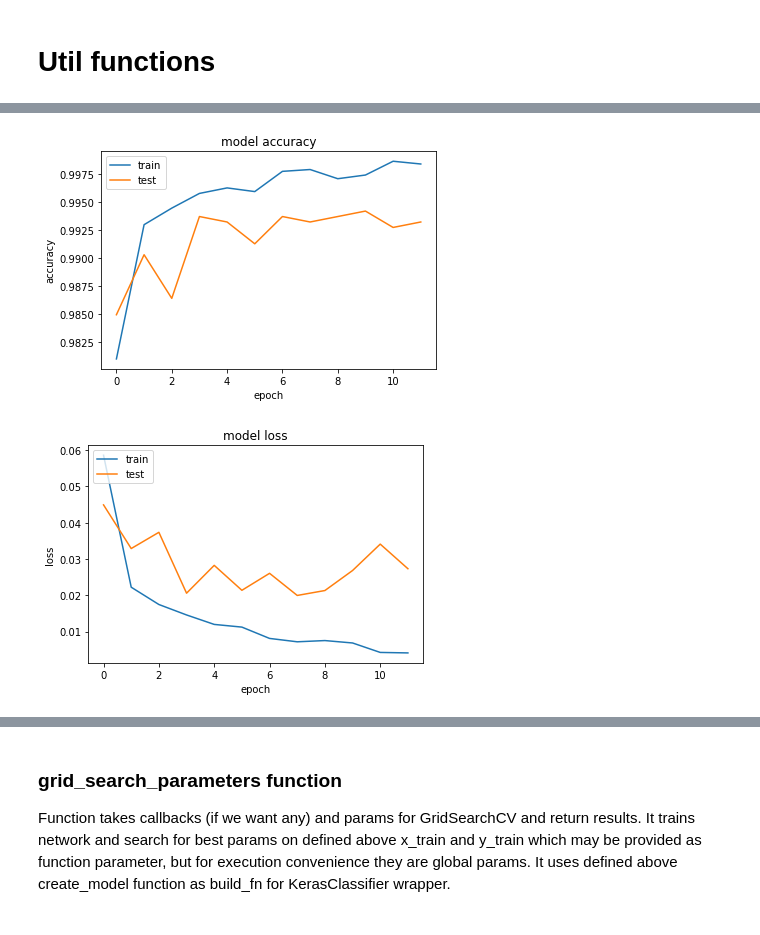
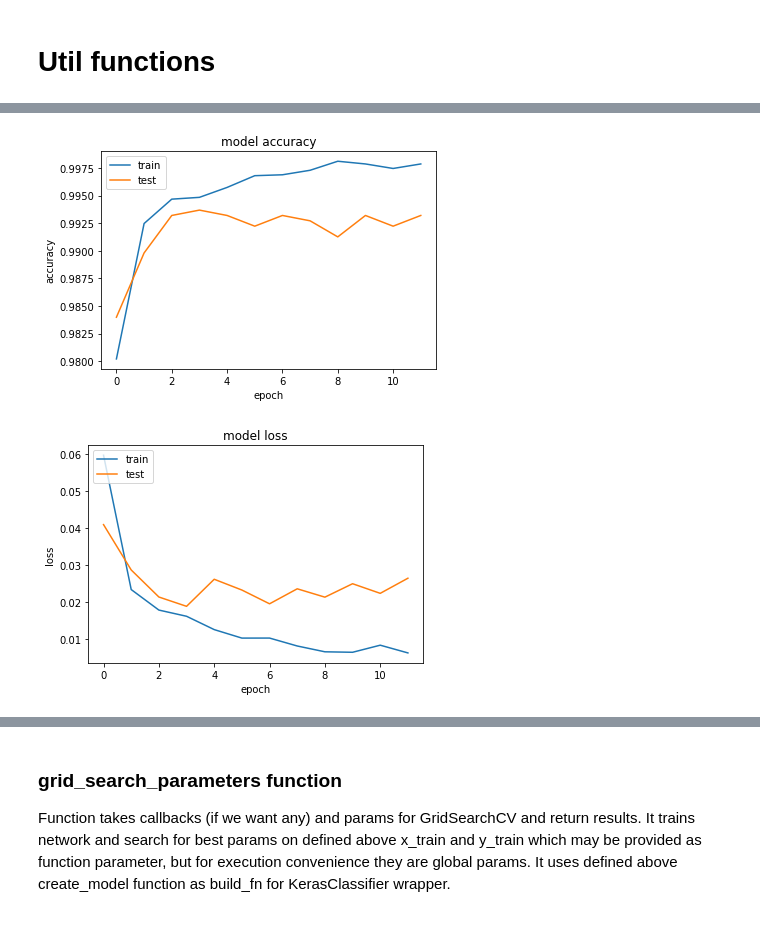
Before and after one commit to Korzi/grid_search, a Jupyter notebook: Task_1_solution.ipynb, the cells around one changed output, grey strips where cells are left out. Cells and saved outputs as stored; diff of their text form; code cells hidden in the pictures.

```diff
--- a/Task_1_solution.ipynb
+++ b/Task_1_solution.ipynb
@@ -154,7 +155,7 @@ def cross_validation_with_plot(neurons_number=40, dropout=0.2, optimizer='adam',
     print('mean: %.2f%% (%.2f%%)' % (results.mean() * 100, results.std() * 100))
     return results
 # %%
-model = create_model(fc_neurons_number=40, dropout=0.2)
+model = create_model(fc_neurons_number=80, dropout=0.3)
 history = train_model(model)
 # %% [output]
 Train on 12223 samples, validate on 2060 samples
@@ -177,2 +178,2 @@ Epoch 12/12
-[figure, old version]
+[figure, new version]
-[figure, old version]
+[figure, new version]
```
Also changed, not shown: parts of 7 cells of this notebook.
